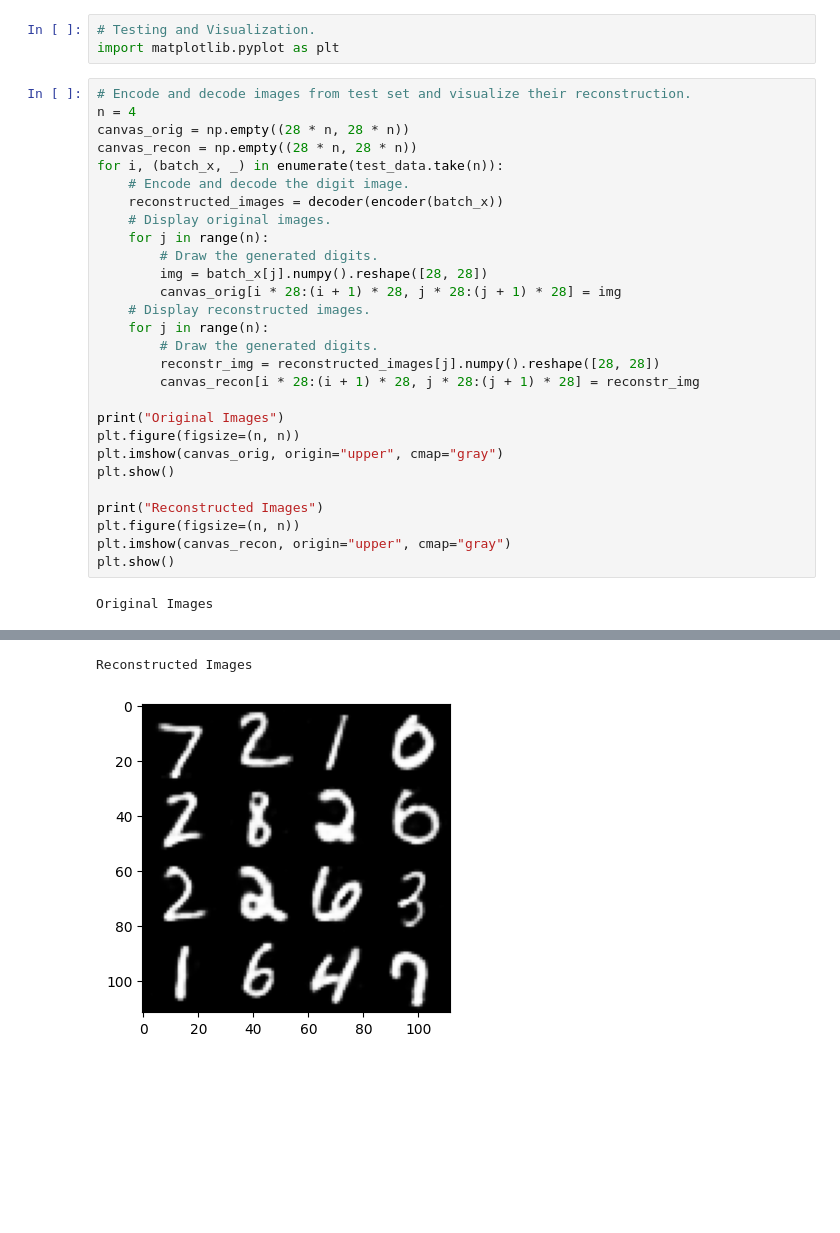
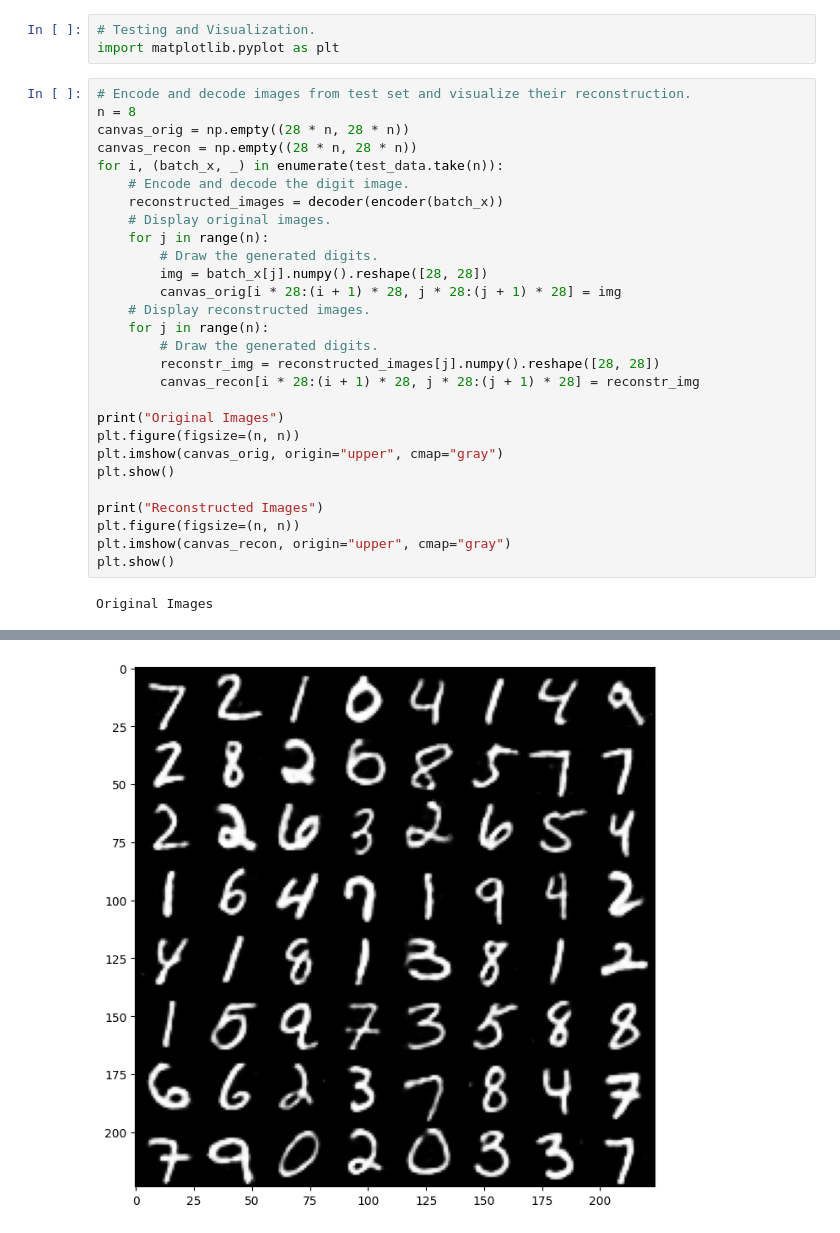
Before and after one commit to saigopinatheluri/GenAI, a Jupyter notebook: 6. Neural Networks/GenerativeModeling/autoencoder.ipynb, the cells around one changed output, grey strips where cells are left out. Saved outputs shown, nothing was run; the diff lists cells and outputs as text; blank space fills up the shorter version.

```diff
--- a/6. Neural Networks/GenerativeModeling/autoencoder.ipynb
+++ b/6. Neural Networks/GenerativeModeling/autoencoder.ipynb
@@ -163,7 +164,7 @@ step: 20000, loss: 0.003790
 import matplotlib.pyplot as plt
 # %%
 # Encode and decode images from test set and visualize their reconstruction.
-n = 4
+n = 8
 canvas_orig = np.empty((28 * n, 28 * n))
 canvas_recon = np.empty((28 * n, 28 * n))
 for i, (batch_x, _) in enumerate(test_data.take(n)):
@@ -196,2 +197 @@ Original Images
-Reconstructed Images
-[figure, old version]
+[figure, new version]
```
Also changed, not shown: parts of 5 cells of this notebook.
